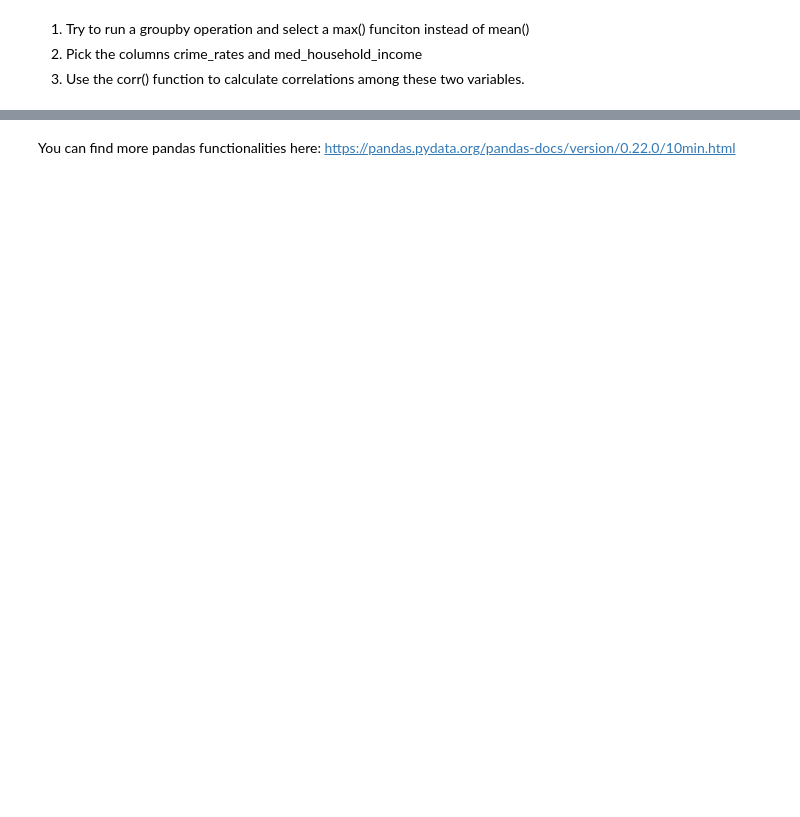
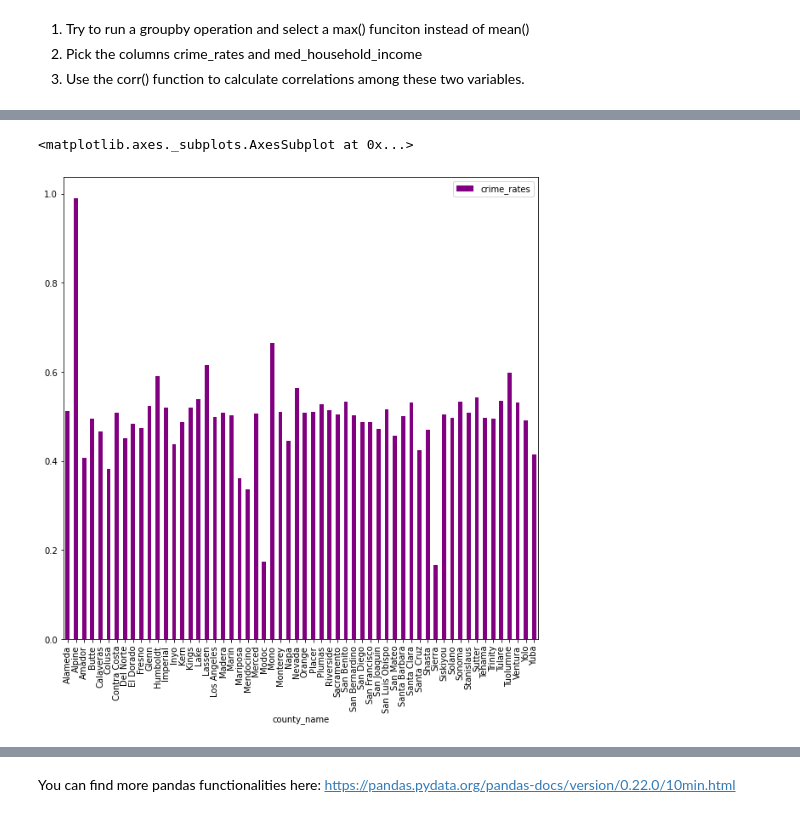
Before and after one commit to Avipsa1/UPPP275-Notebooks, a Jupyter notebook: More_pandas_functionalities.ipynb, the cells around one changed output, grey strips where cells are left out. Drawn from its saved outputs; the diff is of its cells as text; code cells hidden in the pictures; blank space fills up the shorter version.

```diff
--- a/More_pandas_functionalities.ipynb
+++ b/More_pandas_functionalities.ipynb
@@ -385,5 +385,6 @@ grouped_df.head()
 # %% [markdown]
 Now select only median home value, crime rates and total population from the grouped_df
 # %%
-grouped_df[['total_pop','crime_rates','med_home_value']]
+grouped = grouped_df[['total_pop','crime_rates','med_home_value']]
+grouped.shape
 # %% [output]
@@ -420,0 +417,3 @@ grouped_df[['total_pop','crime_rates','med_home_value']].corr()
+# %%
+grouped['county'] = grouped.index
+grouped.head()
@@ -420,0 +433,9 @@ grouped_df[['total_pop','crime_rates','med_home_value']].corr()
+# %%
+#Select only the columns 'county' and 'crime_rates' from grouped
+df = grouped[['county','crime_rates']]
+#Using the plot function create a barplot
+
+df.plot(kind = 'bar', figsize = (10,10), color = 'purple')
+# %% [output]
+<matplotlib.axes._subplots.AxesSubplot at 0x...>
+[figure, added]
```
Also changed, not shown: parts of 8 cells of this notebook.
